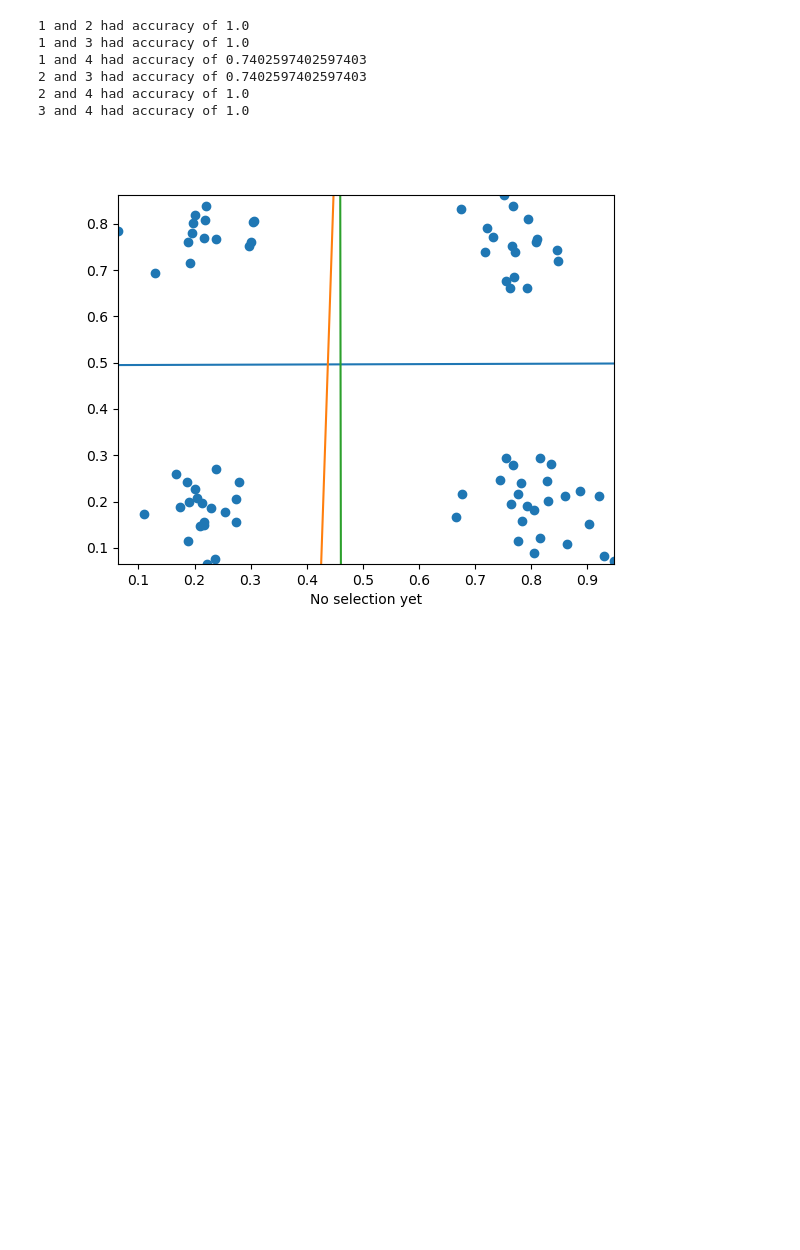
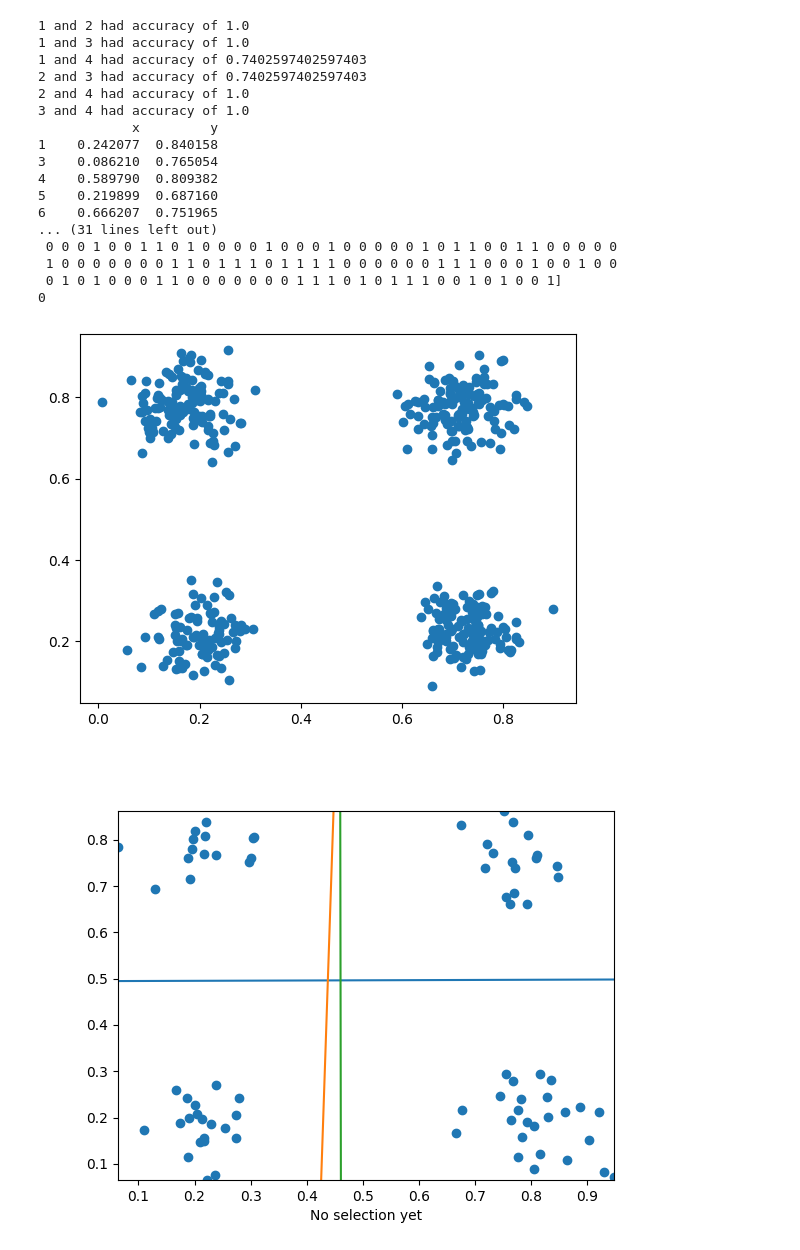
Before and after one commit to emmae04/380_finalProject, a Jupyter notebook: final.ipynb, the cells around one changed output. Drawn from its saved outputs; the diff is of its cells as text; code cells hidden in the pictures; blank space fills up the shorter version.

```diff
--- a/final.ipynb
+++ b/final.ipynb
@@ -74,8 +74,10 @@ def separate_one(X_train, Y_train, is_not_linear, class_label_one):
     Y_bin = Y_bin.ravel()
     model = SVC(kernel='linear', degree=1)
     if is_not_linear:
-        model = SVC(kernel='rbf')
+        model = SVC(kernel='rbf', degree = 3)
+    print(X_train, Y_bin)
     model.fit(X_train, Y_bin)
+    print(model.fit_status_)
     return model
 
 def evaluate_model_one(X_test, Y_test, model, class_label_one):
@@ -90,7 +92,7 @@ def separate_two(X_train, Y_train, is_not_linear, class_label_one, class_label_t
     Y_bin = Y_bin.ravel()
     model = SVC(kernel='linear', degree=1)
     if is_not_linear:
-        model = SVC(kernel='rbf')
+        model = SVC(kernel='rbf', degree = 3)
     model.fit(X_train, Y_bin)
     return model
 
@@ -130,35 +132,47 @@ part_2_indicesT = np.isin(Y_test, [3, 4])
 X_train_part_1 = X_train[part_1_indices]
 Y_train_part_1 = Y_train[part_1_indices]
 X_test_part_1 = X_test[part_1_indicesT]
 Y_test_part_1 = Y_test[part_1_indicesT]
 
 X_train_part_2 = X_train[part_2_indices]
 Y_train_part_2 = Y_train[part_2_indices]
 X_test_part_2 = X_test[part_2_indicesT]
 Y_test_part_2 = Y_test[part_2_indicesT]
 
 curr_model_1 = separate_one(X_train_part_1, Y_train_part_1, False, 1)
 curr_acc_1 = evaluate_model_one(X_test_part_1, Y_test_part_1, curr_model_1, 1)
 curr_right = Node(curr_model_1)
 root.setRight(curr_right)
 curr_right.setLeft(Node(1))
 curr_right.setRight(Node(2))
 
 curr_model_2 = separate_one(X_train_part_2, Y_train_part_2, False, 3)
 curr_acc_2 = evaluate_model_one(X_test_part_2, Y_test_part_2, curr_model_2, 3)
 curr_left = Node(curr_model_2)
 root.setLeft(curr_left)
 curr_left.setLeft(Node(3))
 curr_left.setRight(Node(4))
-#plt.scatter(X_train['x'], X_train['y'])
-#plt.show()
+plt.scatter(X_train['x'], X_train['y'])
+plt.show()
 # %% [output]
 1 and 2 had accuracy of 1.0
 1 and 3 had accuracy of 1.0
 1 and 4 had accuracy of 0.7402597402597403
 2 and 3 had accuracy of 0.7402597402597403
 2 and 4 had accuracy of 1.0
 3 and 4 had accuracy of 1.0
+            x         y
+1    0.242077  0.840158
+3    0.086210  0.765054
+4    0.589790  0.809382
+5    0.219899  0.687160
+6    0.666207  0.751965
+... (31 lines left out)
+ 0 0 0 1 0 0 1 1 0 1 0 0 0 0 1 0 0 0 1 0 0 0 0 0 1 0 1 1 0 0 1 1 0 0 0 0 0
+ 1 0 0 0 0 0 0 0 1 1 0 1 1 1 0 1 1 1 1 0 0 0 0 0 0 1 1 1 0 0 0 1 0 0 1 0 0
+ 0 1 0 1 0 0 0 1 1 0 0 0 0 0 0 0 1 1 1 0 1 0 1 1 1 0 0 1 0 1 0 0 1]
+0
+[figure, added]
 # %%
 # interactive plot for data 1
 %matplotlib widget
```
Also changed, not shown: parts of 9 cells of this notebook.
